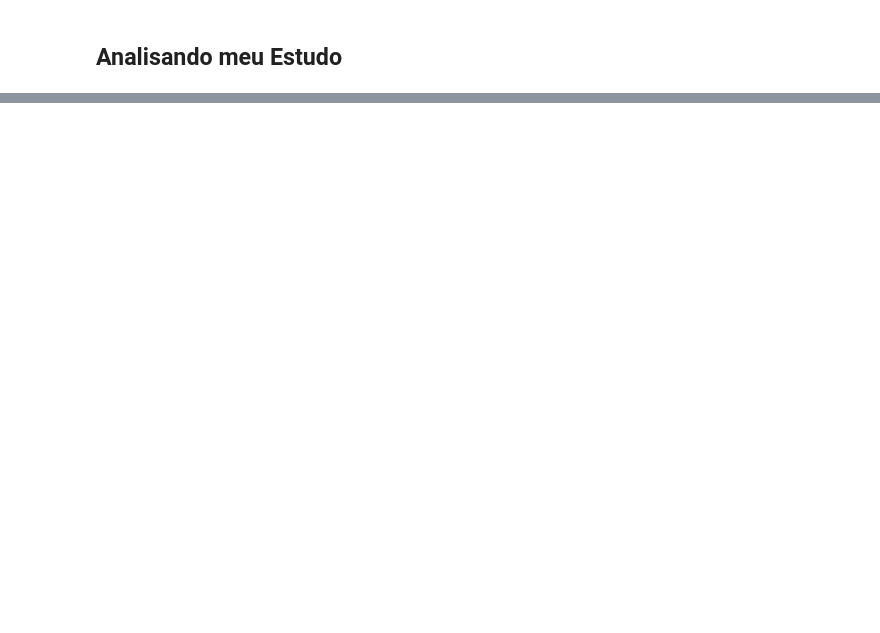
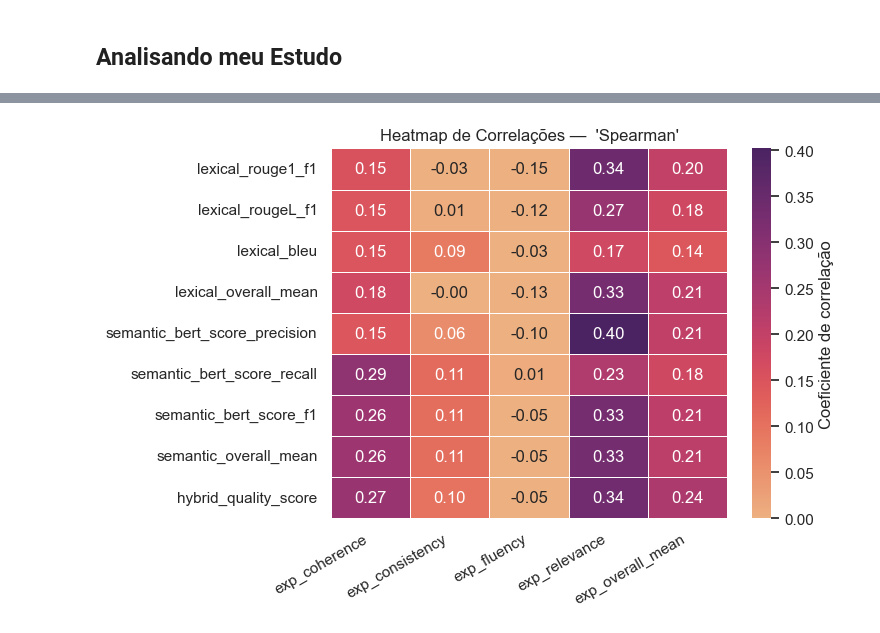
Before and after one commit to thiago-ouverney/pyAutoSummarizer, a Jupyter notebook: research/optimization.ipynb, the cells around one changed output, grey strips where cells are left out. Cells and saved outputs as stored; diff of their text form; code cells hidden in the pictures; blank space fills up the shorter version.

Commit message:
update: ntb optimization
-- Objetivo comparativo
-- coordinate plot
-- Tabela final de resultados

```diff
--- a/research/optimization.ipynb
+++ b/research/optimization.ipynb
@@ -50,0 +52,2 @@ avg_summeval_metrics,df_agg = get_agg_frame(n=2)
+# %%
+avg_summeval_metrics,df_agg = functions.get_agg_frame(n=30,cache=True,save=True,only_cached=False)
@@ -145,0 +166,9 @@ show(fig)
+# %%
+A1_best_params = [v for c,v in study.best_params.items() if c.startswith("A1")]
+A2_best_params = [v for c,v in study.best_params.items() if c.startswith("A2")]
+B1_best_param = study.best_params["B1"]
+B2_best_param = study.best_params["B2"]
+# %%
+comparative_metrics_frame = functions.get_combinated_metric(avg_summeval_metrics, df_agg, constants.JOIN_COLS,
+                                                            A1_best_params,A2_best_params,B1_best_param,B2_best_param)
+correlation_table_best_param = functions.get_corr(comparative_metrics_frame, constants.EVAL_COLS, constants.HUMAN_COLS,  constants.METHODS)
@@ -145,0 +184,21 @@ show(fig)
+# %%
+import seaborn as sns
+import matplotlib.pyplot as plt
+sns.set_theme(style="white", palette="flare")  # ou 'rocket', 'mako'…
+
+ax = sns.heatmap(
+    correlation_table_best_param,          # seu DataFrame
+    cmap="flare",                          # mesma paleta do set_theme
+    annot=True,                            # escreve os números na célula
+    fmt=".2f",                             # arredonda para 2 casas decimais
+    vmin=0,# vmax=0.4,                   # (opcional) mantém a escala coerente
+    cbar_kws={"label": "Coeficiente de correlação"},
+    linewidths=0.5                         # finas linhas divisórias
+)
+ax.set_title(f"Heatmap de Correlações —  '{constants.METHODS[0].title()}'")
+ax.set_xticklabels(ax.get_xticklabels(), rotation=30, ha="right")
+
+
+plt.show()
+# %% [output]
+[figure, added]
```
Also changed, not shown: parts of 16 cells of this notebook.
